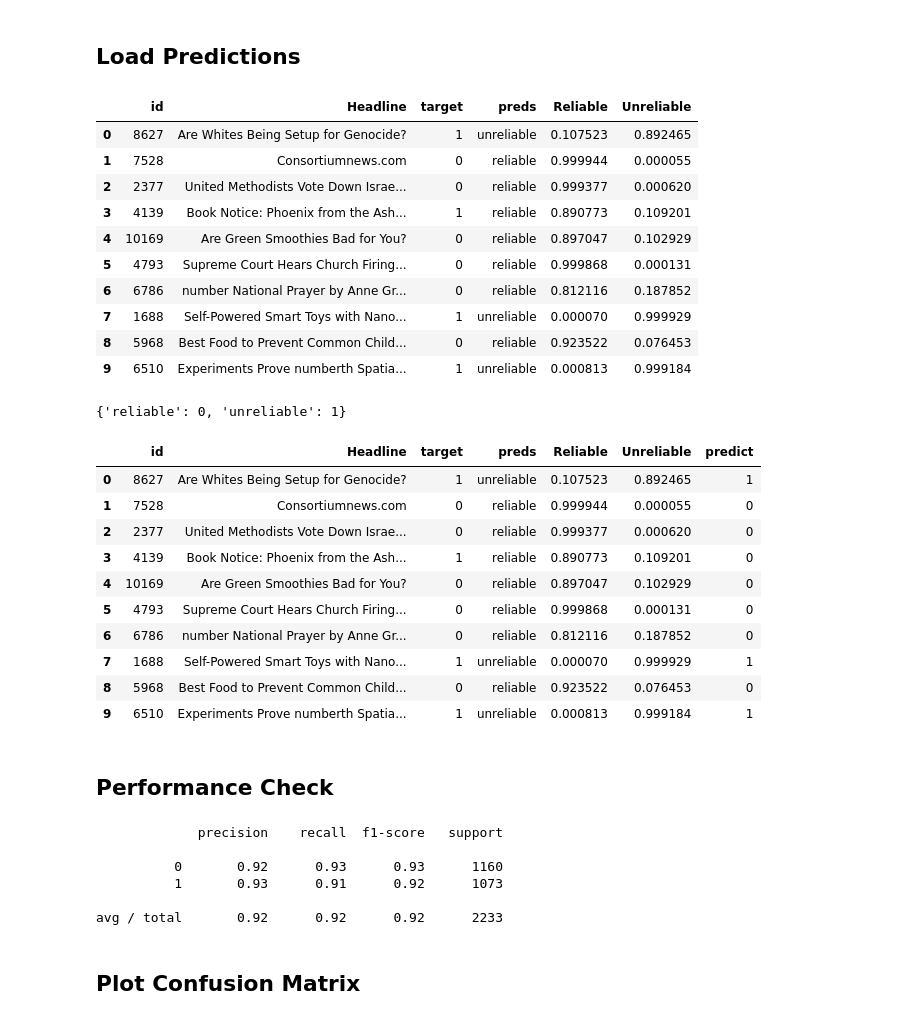
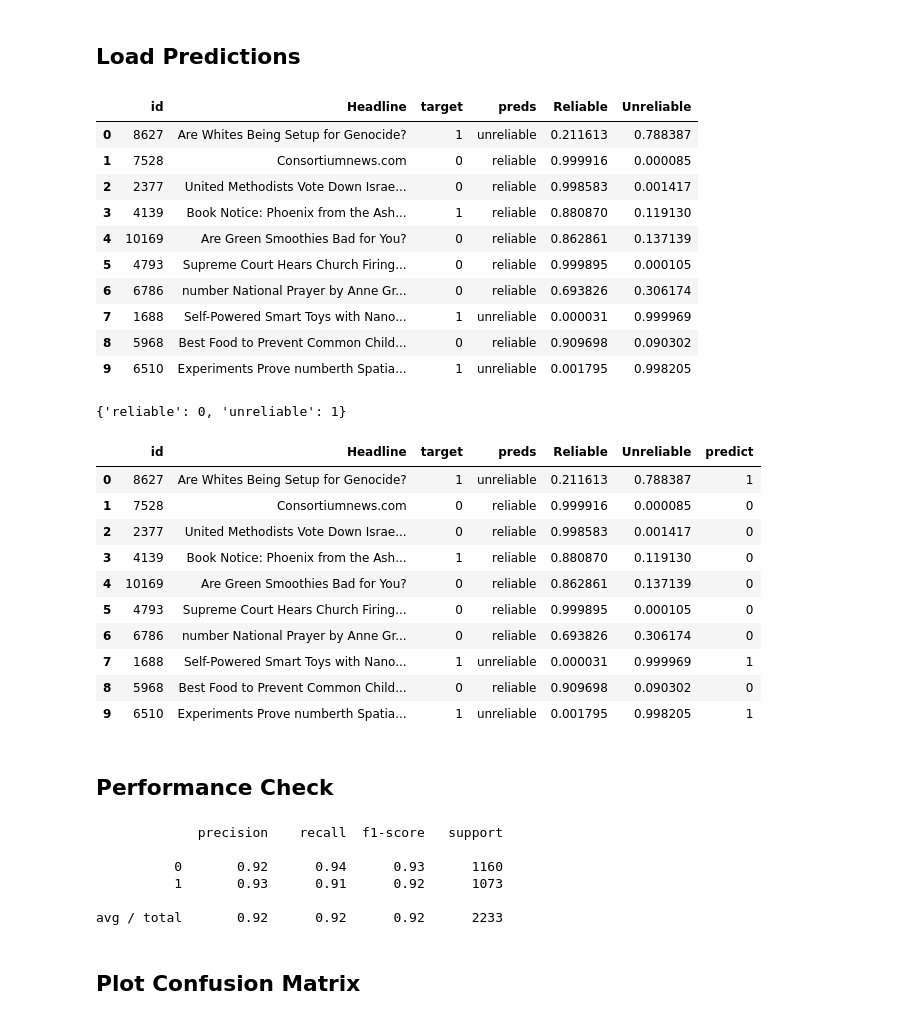
Before and after one commit to arvinsingh/ELISA, a Jupyter notebook: src/Result_visualization.ipynb, the cells around one changed output. Drawn from its saved outputs; the diff is of its cells as text; code cells hidden in the pictures.

```diff
--- a/src/Result_visualization.ipynb
+++ b/src/Result_visualization.ipynb
@@ -10,20 +11,20 @@ from sklearn.metrics import classification_report, confusion_matrix
 # %% [markdown]
 ## Load Predictions
 # %%
-results = pd.read_csv('results/tree_pred_prob.csv')
+results = pd.read_csv('results/predictions_early_80.csv')
 results.head(10)
 # %% [output]
 |  | id | Headline | target | preds | Reliable | Unreliable |
-| 0 | 8627 | Are Whites Being Setup for Genocide? | 1 | unreliable | 0.107523 | 0.892465 |
-| 1 | 7528 | Consortiumnews.com | 0 | reliable | 0.999944 | 0.000055 |
-| 2 | 2377 | United Methodists Vote Down Israe... | 0 | reliable | 0.999377 | 0.000620 |
-| 3 | 4139 | Book Notice: Phoenix from the Ash... | 1 | reliable | 0.890773 | 0.109201 |
-| 4 | 10169 | Are Green Smoothies Bad for You? | 0 | reliable | 0.897047 | 0.102929 |
-| 5 | 4793 | Supreme Court Hears Church Firing... | 0 | reliable | 0.999868 | 0.000131 |
-| 6 | 6786 | number National Prayer by Anne Gr... | 0 | reliable | 0.812116 | 0.187852 |
-| 7 | 1688 | Self-Powered Smart Toys with Nano... | 1 | unreliable | 0.000070 | 0.999929 |
-| 8 | 5968 | Best Food to Prevent Common Child... | 0 | reliable | 0.923522 | 0.076453 |
-| 9 | 6510 | Experiments Prove numberth Spatia... | 1 | unreliable | 0.000813 | 0.999184 |
+| 0 | 8627 | Are Whites Being Setup for Genocide? | 1 | unreliable | 0.211613 | 0.788387 |
+| 1 | 7528 | Consortiumnews.com | 0 | reliable | 0.999916 | 0.000085 |
+| 2 | 2377 | United Methodists Vote Down Israe... | 0 | reliable | 0.998583 | 0.001417 |
+| 3 | 4139 | Book Notice: Phoenix from the Ash... | 1 | reliable | 0.880870 | 0.119130 |
+| 4 | 10169 | Are Green Smoothies Bad for You? | 0 | reliable | 0.862861 | 0.137139 |
+| 5 | 4793 | Supreme Court Hears Church Firing... | 0 | reliable | 0.999895 | 0.000105 |
+| 6 | 6786 | number National Prayer by Anne Gr... | 0 | reliable | 0.693826 | 0.306174 |
+| 7 | 1688 | Self-Powered Smart Toys with Nano... | 1 | unreliable | 0.000031 | 0.999969 |
+| 8 | 5968 | Best Food to Prevent Common Child... | 0 | reliable | 0.909698 | 0.090302 |
+| 9 | 6510 | Experiments Prove numberth Spatia... | 1 | unreliable | 0.001795 | 0.998205 |
 # %%
 targets = ['reliable', 'unreliable']
 targets_dict = dict(zip(targets, range(len(targets))))
@@ -35,16 +36,16 @@ results['predict'] = list(map(lambda x: targets_dict[x], results['preds']))
 results.head(10)
 # %% [output]
 |  | id | Headline | target | preds | Reliable | Unreliable | predict |
-| 0 | 8627 | Are Whites Being Setup for Genocide? | 1 | unreliable | 0.107523 | 0.892465 | 1 |
-| 1 | 7528 | Consortiumnews.com | 0 | reliable | 0.999944 | 0.000055 | 0 |
-| 2 | 2377 | United Methodists Vote Down Israe... | 0 | reliable | 0.999377 | 0.000620 | 0 |
-| 3 | 4139 | Book Notice: Phoenix from the Ash... | 1 | reliable | 0.890773 | 0.109201 | 0 |
-| 4 | 10169 | Are Green Smoothies Bad for You? | 0 | reliable | 0.897047 | 0.102929 | 0 |
-| 5 | 4793 | Supreme Court Hears Church Firing... | 0 | reliable | 0.999868 | 0.000131 | 0 |
-| 6 | 6786 | number National Prayer by Anne Gr... | 0 | reliable | 0.812116 | 0.187852 | 0 |
-| 7 | 1688 | Self-Powered Smart Toys with Nano... | 1 | unreliable | 0.000070 | 0.999929 | 1 |
-| 8 | 5968 | Best Food to Prevent Common Child... | 0 | reliable | 0.923522 | 0.076453 | 0 |
-| 9 | 6510 | Experiments Prove numberth Spatia... | 1 | unreliable | 0.000813 | 0.999184 | 1 |
+| 0 | 8627 | Are Whites Being Setup for Genocide? | 1 | unreliable | 0.211613 | 0.788387 | 1 |
+| 1 | 7528 | Consortiumnews.com | 0 | reliable | 0.999916 | 0.000085 | 0 |
+| 2 | 2377 | United Methodists Vote Down Israe... | 0 | reliable | 0.998583 | 0.001417 | 0 |
+| 3 | 4139 | Book Notice: Phoenix from the Ash... | 1 | reliable | 0.880870 | 0.119130 | 0 |
+| 4 | 10169 | Are Green Smoothies Bad for You? | 0 | reliable | 0.862861 | 0.137139 | 0 |
+| 5 | 4793 | Supreme Court Hears Church Firing... | 0 | reliable | 0.999895 | 0.000105 | 0 |
+| 6 | 6786 | number National Prayer by Anne Gr... | 0 | reliable | 0.693826 | 0.306174 | 0 |
+| 7 | 1688 | Self-Powered Smart Toys with Nano... | 1 | unreliable | 0.000031 | 0.999969 | 1 |
+| 8 | 5968 | Best Food to Prevent Common Child... | 0 | reliable | 0.909698 | 0.090302 | 0 |
+| 9 | 6510 | Experiments Prove numberth Spatia... | 1 | unreliable | 0.001795 | 0.998205 | 1 |
 # %% [markdown]
 ## Performance Check
 # %%
@@ -55,7 +56,7 @@ print(classification_report(y_true, y_pred))
 # %% [output]
              precision    recall  f1-score   support
 
-          0       0.92      0.93      0.93      1160
+          0       0.92      0.94      0.93      1160
           1       0.93      0.91      0.92      1073
 
 avg / total       0.92      0.92      0.92      2233
```
Also changed, not shown: parts of 6 cells of this notebook, 7 other files.
